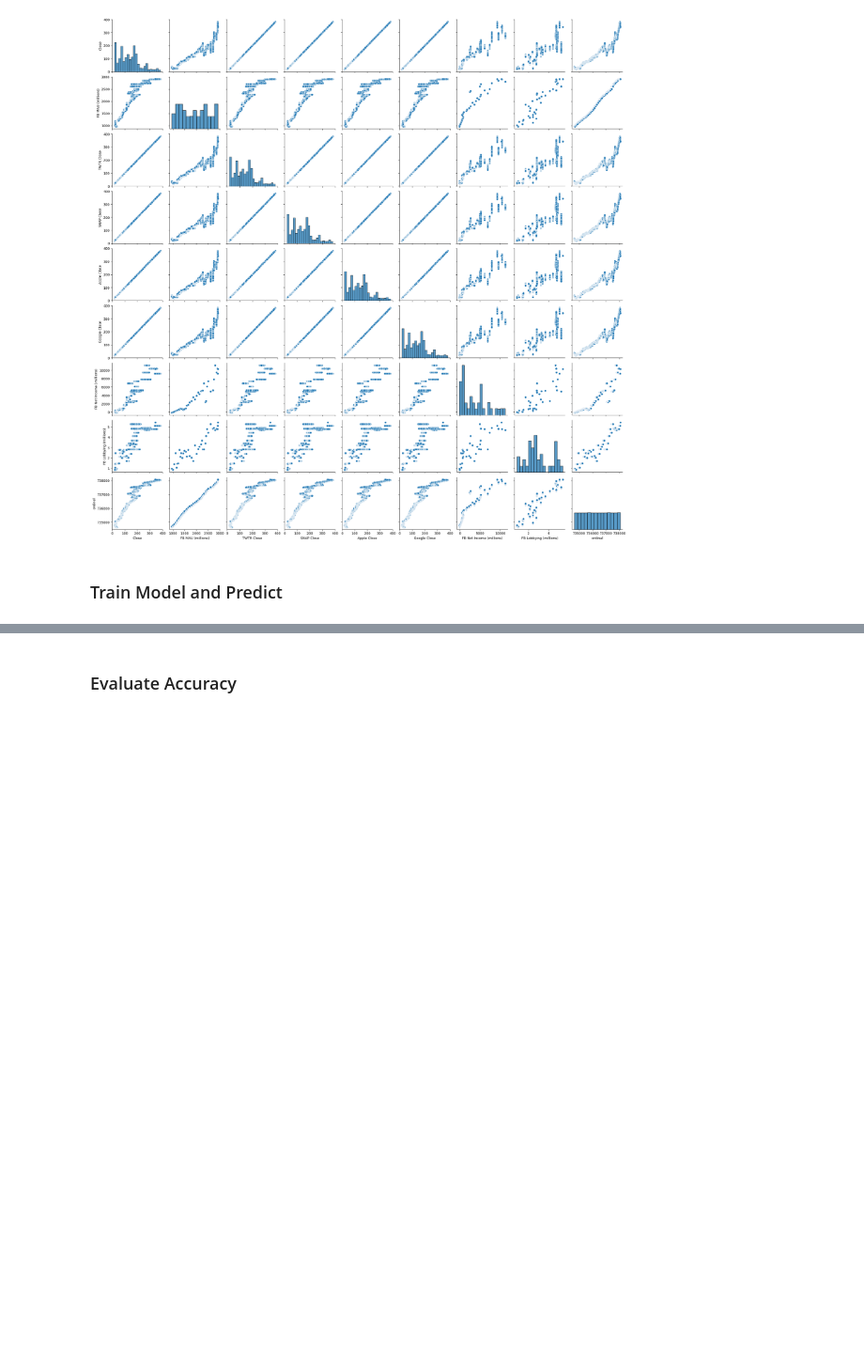
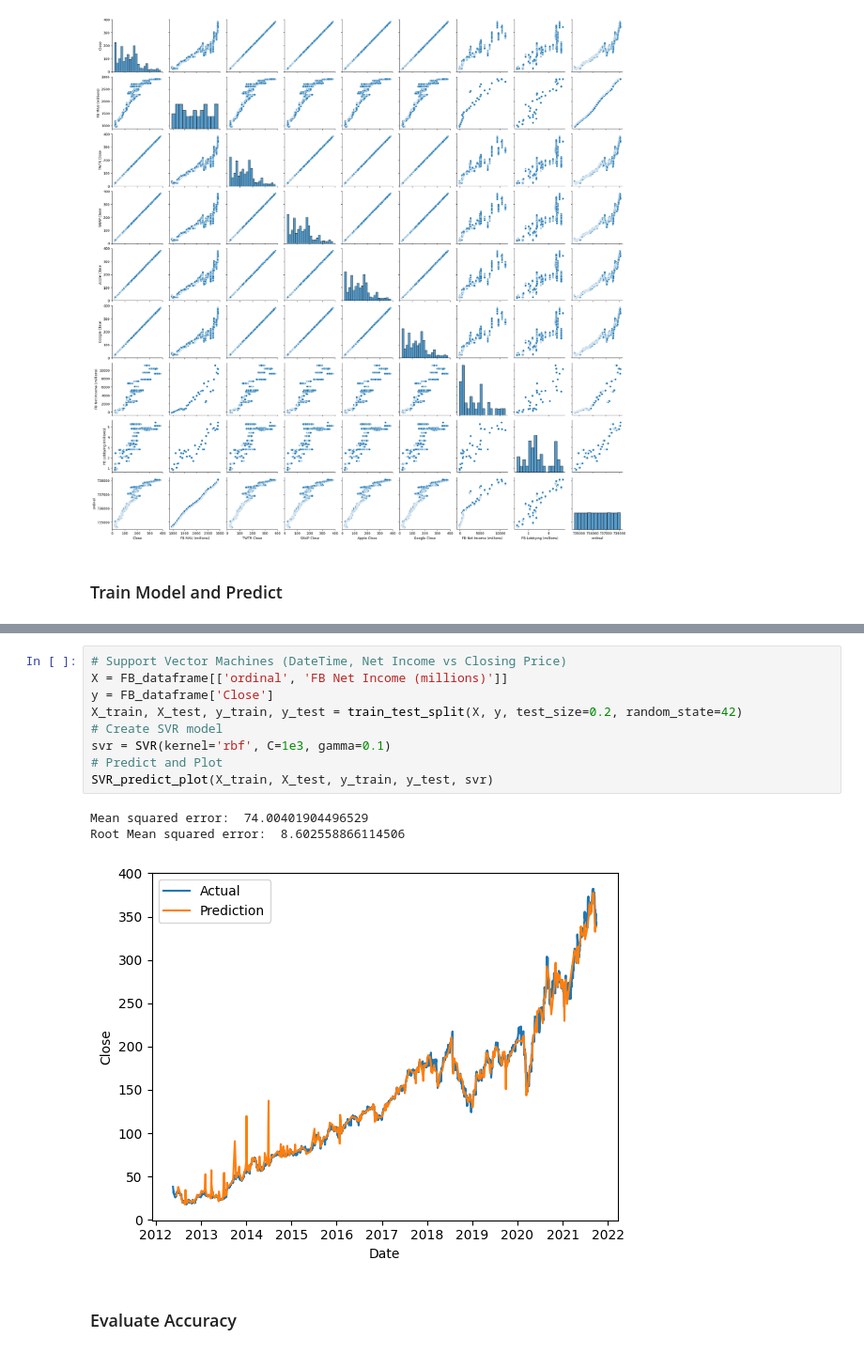
Before and after one commit to duckgrammer/Facebook-Stocks-ML, a Jupyter notebook: Facebook Stocks.ipynb, the cells around one changed output, grey strips where cells are left out. Shown at 94% size. Drawn from its saved outputs; the diff is of its cells as text; blank space fills up the shorter version.

```diff
--- a/Facebook Stocks.ipynb
+++ b/Facebook Stocks.ipynb
@@ -181,2 +210,15 @@ plt.show()
+# %%
+# Support Vector Machines (DateTime, Net Income vs Closing Price)
+X = FB_dataframe[['ordinal', 'FB Net Income (millions)']]
+y = FB_dataframe['Close']
+X_train, X_test, y_train, y_test = train_test_split(X, y, test_size=0.2, random_state=42)
+# Create SVR model
+svr = SVR(kernel='rbf', C=1e3, gamma=0.1)
+# Predict and Plot
+SVR_predict_plot(X_train, X_test, y_train, y_test, svr)
+# %% [output]
+Mean squared error:  74.00401904496529
+Root Mean squared error:  8.602558866114506
+[figure, added]
 # %% [markdown]
 ### Evaluate Accuracy
```
Also changed, not shown: parts of 8 cells of this notebook.
